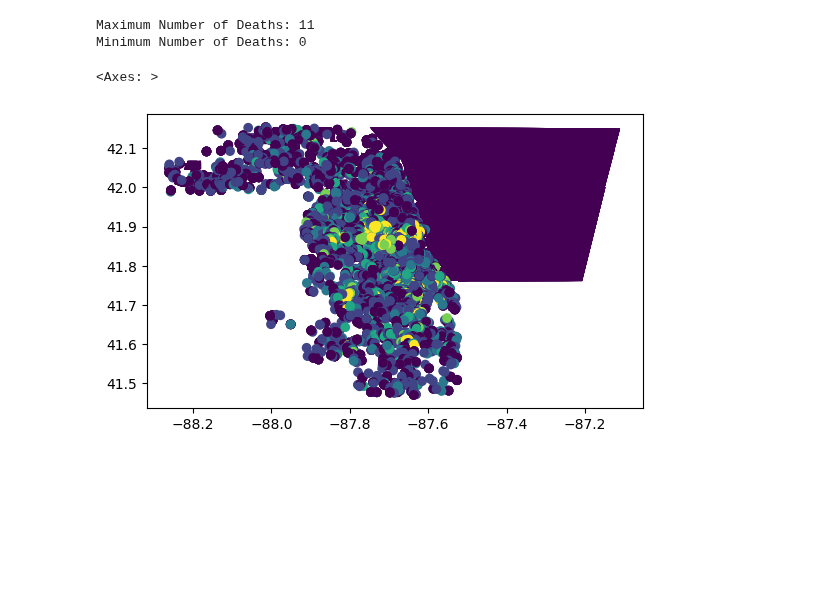
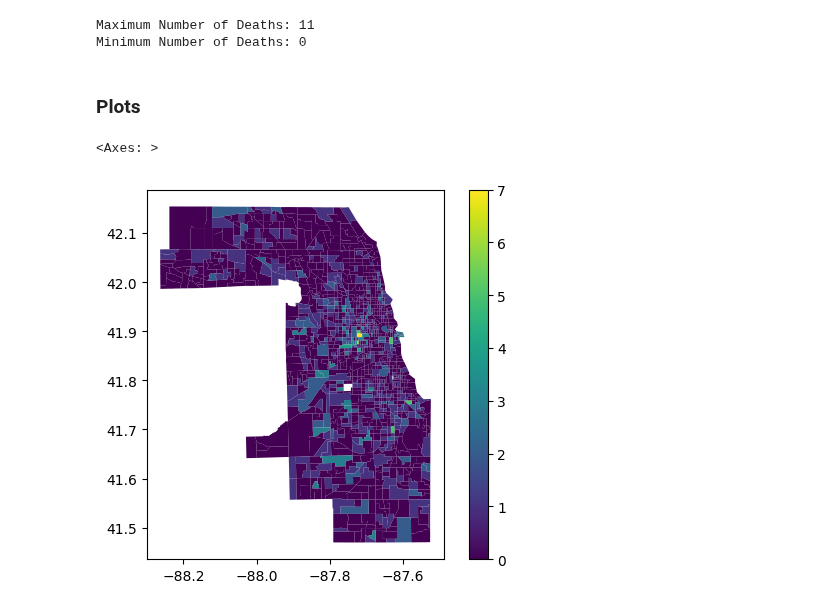
Before and after one commit to tufts-ml/opioid-overdose-models, a Jupyter notebook: cook-county/cook-county-summary-stats.ipynb, the cells around one changed output. Drawn from its saved outputs; the diff is of its cells as text; code cells hidden in the pictures; blank space fills up the shorter version.

```diff
--- a/cook-county/cook-county-summary-stats.ipynb
+++ b/cook-county/cook-county-summary-stats.ipynb
@@ -14,0 +11,22 @@ import sklearn
+# %%
+#retrieve cleaned data frames
+data_dir = '/Users/jyontika/Desktop/opioid-overdose-models/cook-county/cleaning-cook-county/'
+gdf_annual = pd.read_csv(f'{data_dir}/cook_county_gdf_year.csv')
+gdf_quarter = pd.read_csv(f'{data_dir}/cook_county_gdf_quarterly.csv')
+gdf_semi = pd.read_csv(f'{data_dir}/cook_county_gdf_semiannual.csv')
+
+#convert to gpd (was having trouble importing csv as gdf)
+gdf_annual['geometry'] = gdf_annual['geometry'].apply(wkt.loads)
+gdf_annual = gpd.GeoDataFrame(gdf_annual, geometry='geometry')
+gdf_annual.crs = {'init': 'EPSG:4269'}
+type(gdf_annual)
+
+gdf_quarter['geometry'] = gdf_quarter['geometry'].apply(wkt.loads)
+gdf_quarter = gpd.GeoDataFrame(gdf_quarter, geometry='geometry')
+gdf_quarter.crs = {'init': 'EPSG:4269'}
+type(gdf_quarter)
+
+gdf_semi['geometry'] = gdf_semi['geometry'].apply(wkt.loads)
+gdf_semi = gpd.GeoDataFrame(gdf_semi, geometry='geometry')
+gdf_semi.crs = {'init': 'EPSG:4269'}
+type(gdf_semi)
@@ -304,10 +320,10 @@ print("Minimum Number of Deaths:", min_deaths)
 # %% [output]
 Maximum Number of Deaths: 11
 Minimum Number of Deaths: 0
-# %%
-##why does my plot look bad
-
-filtered_df.plot('deaths', vmax=5)
-# %% [output]
-<Axes: >
-[figure, removed]
+# %% [markdown]
+### Plots
+# %%
+gdf_annual[gdf_annual['year']==2015].plot('deaths', legend=True)
+# %% [output]
+<Axes: >
+[figure, added]
```
Also changed, not shown: parts of 11 cells of this notebook, 11 other files.
